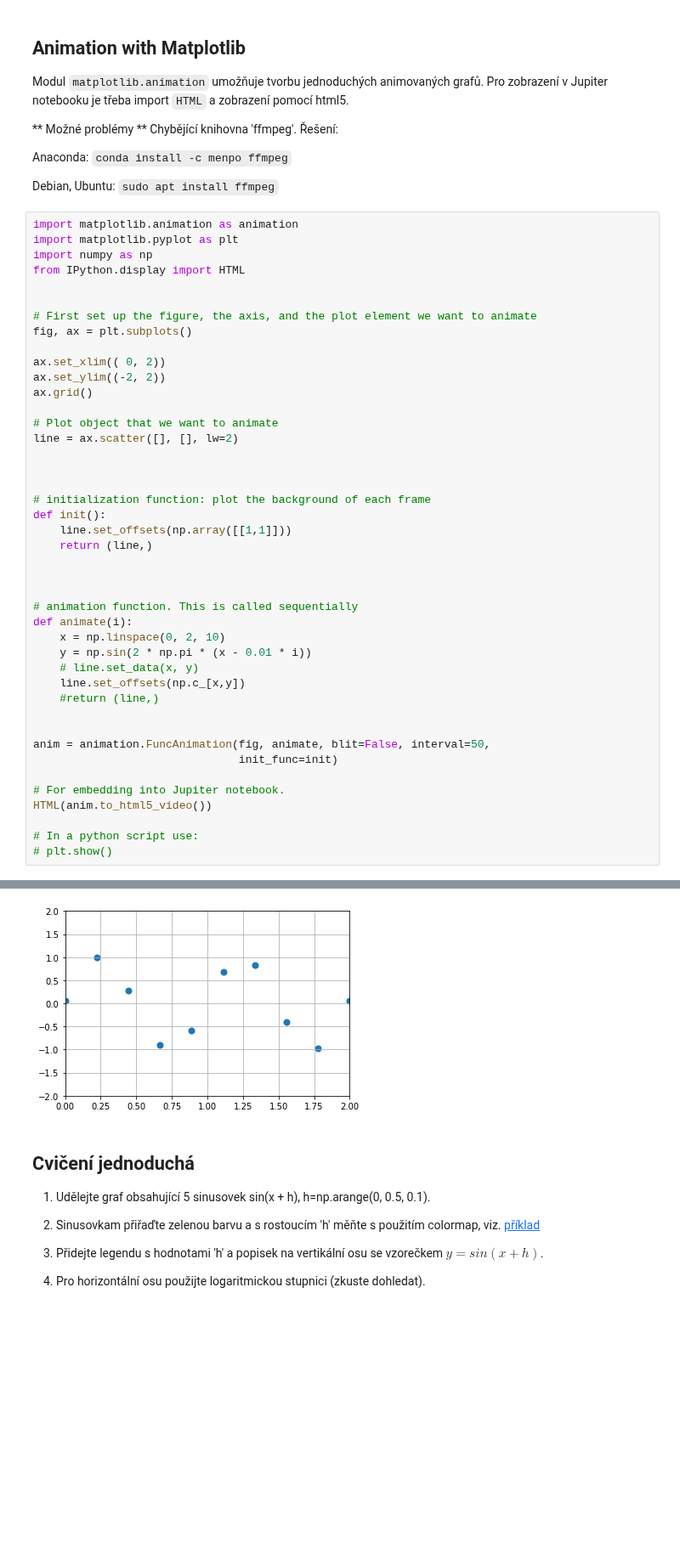
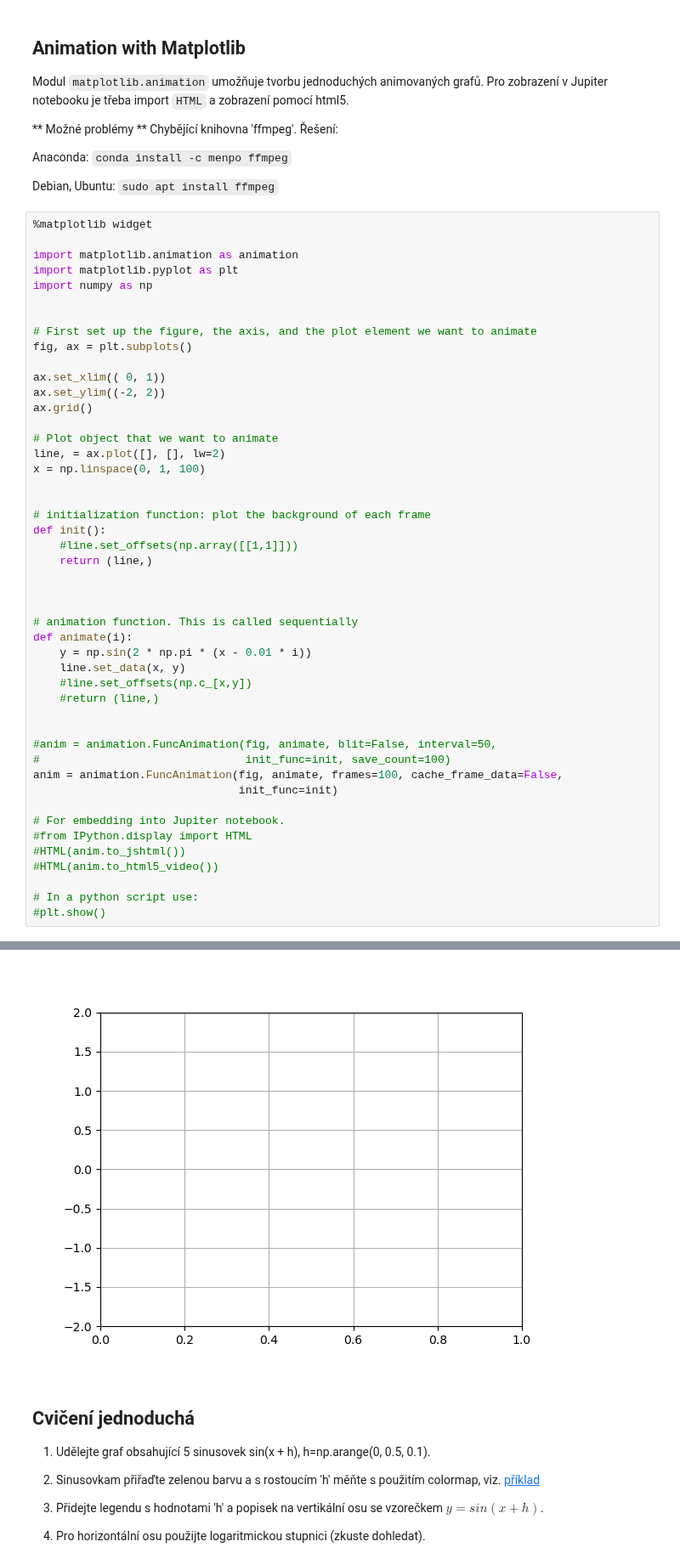
Before and after one commit to jbrezmorf/PAV_course, a Jupyter notebook: Section_1.3_plotting.ipynb, the cells around one changed output, grey strips where cells are left out. Shown at 85% size. Saved outputs shown, nothing was run; the diff lists cells and outputs as text; blank space fills up the shorter version.

```diff
--- a/Section_1.3_plotting.ipynb
+++ b/Section_1.3_plotting.ipynb
@@ -535,46 +520,50 @@ Anaconda: `conda install -c menpo ffmpeg`
 
 Debian, Ubuntu: `sudo apt install ffmpeg`
 # %%
+%matplotlib widget
+
 import matplotlib.animation as animation
 import matplotlib.pyplot as plt
 import numpy as np
-from IPython.display import HTML
 
 
 # First set up the figure, the axis, and the plot element we want to animate
 fig, ax = plt.subplots()
 
-ax.set_xlim(( 0, 2))
+ax.set_xlim(( 0, 1))
 ax.set_ylim((-2, 2))
 ax.grid()
 
 # Plot object that we want to animate
-line = ax.scatter([], [], lw=2)
-
+line, = ax.plot([], [], lw=2)
+x = np.linspace(0, 1, 100)
 
 
 # initialization function: plot the background of each frame
 def init():
-    line.set_offsets(np.array([[1,1]]))
+    #line.set_offsets(np.array([[1,1]]))
     return (line,)
 
 
 
 # animation function. This is called sequentially
 def animate(i):
-    x = np.linspace(0, 2, 10)
     y = np.sin(2 * np.pi * (x - 0.01 * i))
-    # line.set_data(x, y)
-    line.set_offsets(np.c_[x,y])
+    line.set_data(x, y)
+    #line.set_offsets(np.c_[x,y])
     #return (line,)
 
 
-anim = animation.FuncAnimation(fig, animate, blit=False, interval=50,
+#anim = animation.FuncAnimation(fig, animate, blit=False, interval=50,
+#                               init_func=init, save_count=100)
+anim = animation.FuncAnimation(fig, animate, frames=100, cache_frame_data=False,
                                init_func=init)
 
 # For embedding into Jupiter notebook.
-HTML(anim.to_html5_video())
+#from IPython.display import HTML
+#HTML(anim.to_jshtml())
+#HTML(anim.to_html5_video())
 
 # In a python script use:
-# plt.show()
+#plt.show()
 # %% [output]
@@ -582,4 +570,4 @@ HTML(anim.to_html5_video())
-[figure, old version]
+[figure, new version]
 # %% [markdown]
 ## Cvičení jednoduchá
 1. Udělejte graf obsahující 5 sinusovek sin(x + h), h=np.arange(0, 0.5, 0.1).
```
Also changed, not shown: parts of 35 cells of this notebook.
